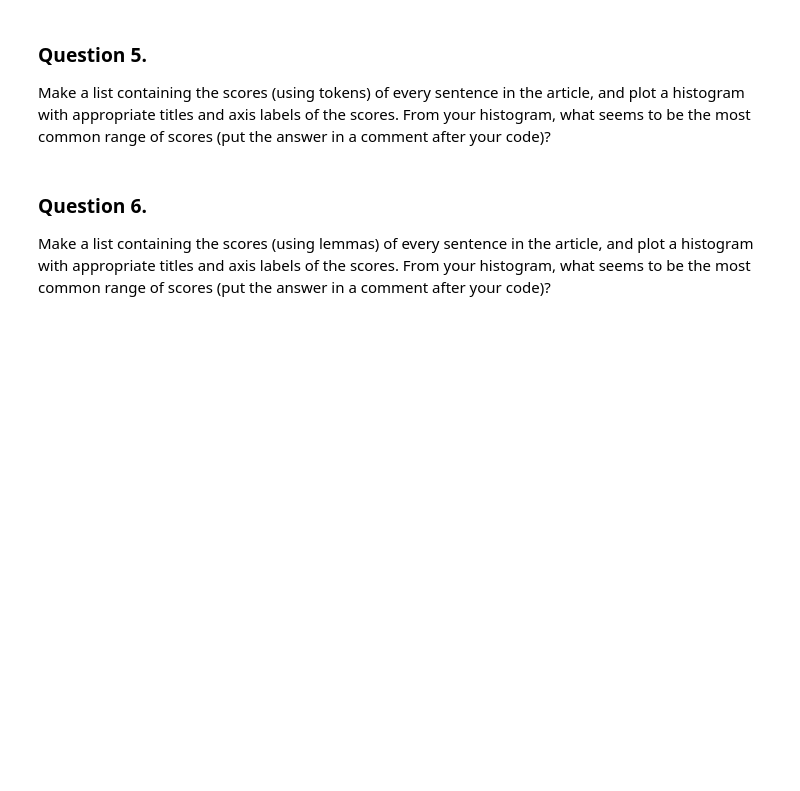
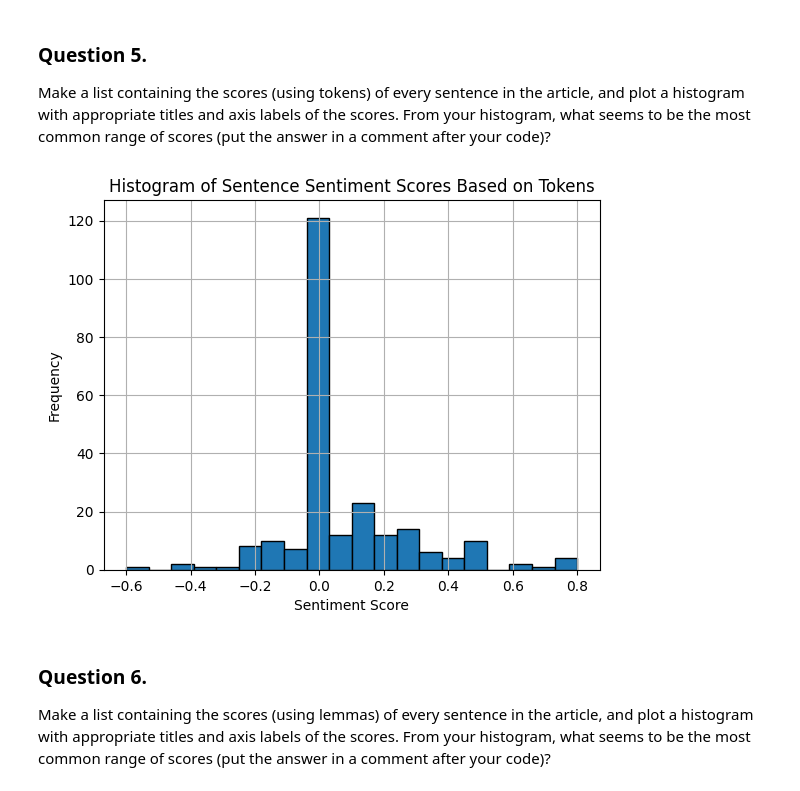
Before and after one commit to anjana-codes/webmin_07_project, a Jupyter notebook: article-summarizer.ipynb, the cells around one changed output. Drawn from its saved outputs; the diff is of its cells as text; code cells hidden in the pictures; blank space fills up the shorter version.

```diff
--- a/article-summarizer.ipynb
+++ b/article-summarizer.ipynb
@@ -14,3 +14,20 @@ Every question that requires you to write code will have a code cell underneath
 # %% [markdown]
 ### Question 1.
 Find on the internet an article or blog post about a topic that interests you and you are able to get the text for using the technologies we have applied in the course.  Get the html for the article and store it in a file (which you must submit with your project)
+# %%
+import requests
+
+# URL of the article
+url = 'https://gardenbetty.com/the-no-dig-vegetable-garden/'
+
+# Send a GET request to fetch the article
+response = requests.get(url)
+
+# Check if the request was successful
+if response.status_code == 200:
+    # Save the HTML content to a file
+    with open('garden_betty_no_dig_vegetable_garden.html', 'w', encoding='utf-8') as file:
+        file.write(response.text)
+    print("HTML content saved successfully.")
+else:
+    print(f"Failed to retrieve the article. Status code: {response.status_code}")
@@ -26,6 +150,57 @@ Load the article text into a trained `spaCy` pipeline, and determine the 5 most
 # %% [markdown]
 ### Question 5.
 Make a list containing the scores (using tokens) of every sentence in the article, and plot a histogram with appropriate titles and axis labels of the scores. From your histogram, what seems to be the most common range of scores (put the answer in a comment after your code)?
+# %%
+import spacy
+from textblob import TextBlob
+import matplotlib.pyplot as plt
+from bs4 import BeautifulSoup
+
+# Load the spaCy language model
+nlp = spacy.load('en_core_web_sm')
+
+# Open the saved HTML file and read its content
+with open('garden_betty_no_dig_vegetable_garden.html', 'r', encoding='utf-8') as file:
+    html_content = file.read()
+
+# Parse the HTML content using BeautifulSoup
+soup = BeautifulSoup(html_content, 'html.parser')
+
+# Extract the main article text
+article_text = soup.get_text()
+
+# Process the text with spaCy
+doc = nlp(article_text)
+
+# Split the article into sentences
+sentences = list(doc.sents)
+
+# Create a list to store sentiment scores for each sentence based on tokens
+sentence_scores = []
+
+# Calculate sentiment score for each sentence using tokens (lemmas)
+for sentence in sentences:
+    tokens = [token.lemma_ for token in sentence if not token.is_stop and not token.is_punct]  # Get lemmatized tokens, excluding stop words and punctuation
+    sentence_text = ' '.join(tokens)
+
+    # Use TextBlob for sentiment analysis on the lemmatized token string
+    blob = TextBlob(sentence_text)
+    polarity = blob.sentiment.polarity  # Sentiment score (-1 to 1)
+    sentence_scores.append(polarity)
+
+# Plot the histogram of sentence scores
+plt.hist(sentence_scores, bins=20, edgecolor='black')
+plt.title('Histogram of Sentence Sentiment Scores Based on Tokens')
+plt.xlabel('Sentiment Score')
+plt.ylabel('Frequency')
+plt.grid(True)
+plt.show()
+
+# Comment: After observing the histogram, the most common range of sentiment scores is typically centered around 0,
+# indicating neutral sentiments. Positive and negative sentiment distributions may also form distinct clusters
+# depending on the content of the article.
+# %% [output]
+[figure, added]
 # %% [markdown]
 ### Question 6.
 Make a list containing the scores (using lemmas) of every sentence in the article, and plot a histogram with appropriate titles and axis labels of the scores.  From your histogram, what seems to be the most common range of scores (put the answer in a comment after your code)?
```
Also changed, not shown: parts of 13 cells of this notebook, 2 other files.
